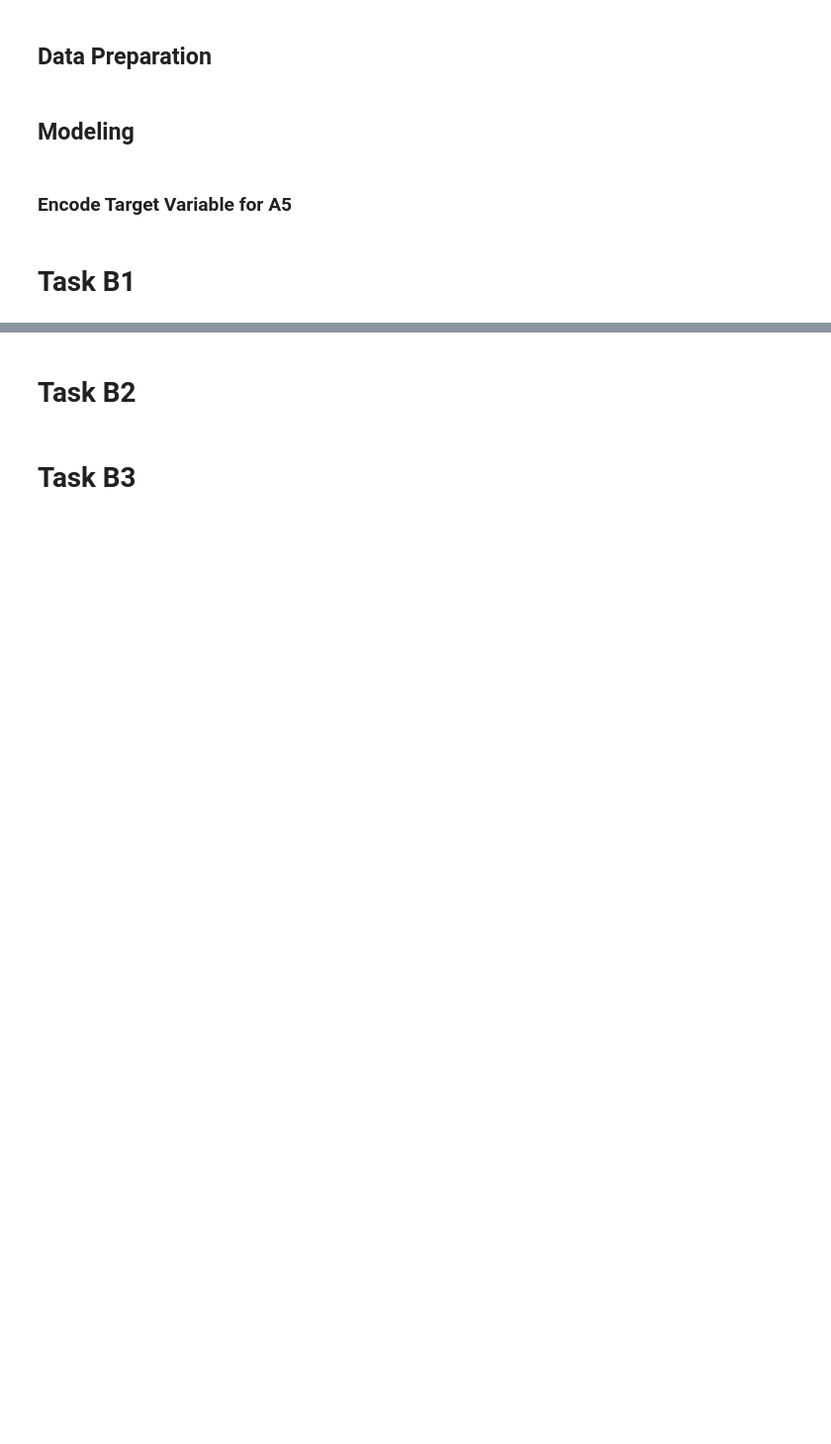
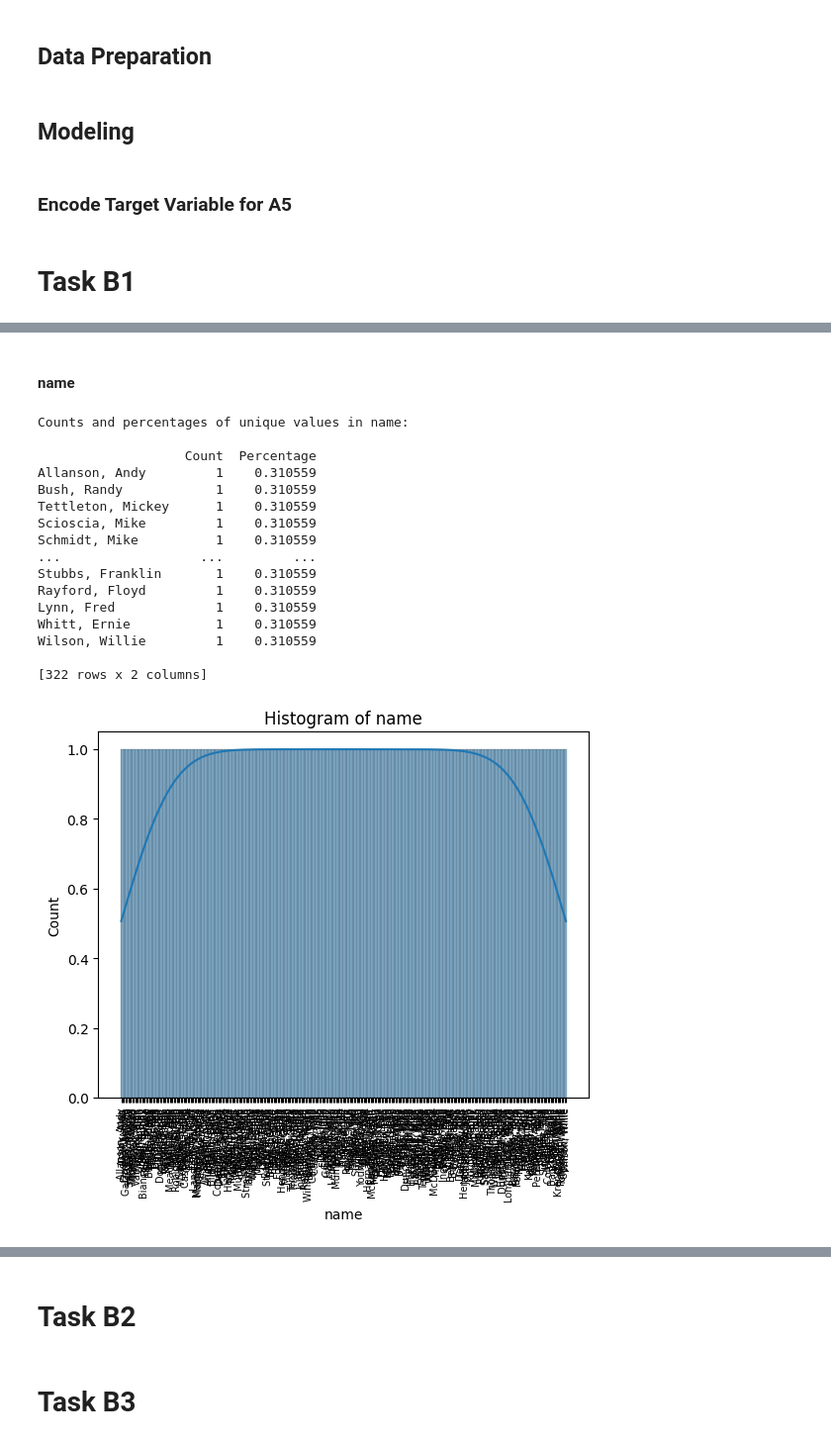
Before and after one commit to MSWinds/dm-group1-project, a Jupyter notebook: Final_Project.ipynb, the cells around one changed output, grey strips where cells are left out. Shown at 99% size. Saved outputs shown, nothing was run; the diff lists cells and outputs as text; code cells hidden in the pictures; blank space fills up the shorter version.

```diff
--- a/Final_Project.ipynb
+++ b/Final_Project.ipynb
@@ -2261,0 +2353,24 @@ We may use distance metrics to deal with the ordinal data.
+# %% [markdown]
+#### name
+# %%
+# explore the name in df_b_raw
+data_exploration(df_b_raw, 'name')
+# we will drop this column since it is unique for each row and not useful for our model
+# %% [output]
+Counts and percentages of unique values in name:
+
+                   Count  Percentage
+Allanson, Andy         1    0.310559
+Bush, Randy            1    0.310559
+Tettleton, Mickey      1    0.310559
+Scioscia, Mike         1    0.310559
+Schmidt, Mike          1    0.310559
+...                  ...         ...
+Stubbs, Franklin       1    0.310559
+Rayford, Floyd         1    0.310559
+Lynn, Fred             1    0.310559
+Whitt, Ernie           1    0.310559
+Wilson, Willie         1    0.310559
+
+[322 rows x 2 columns]
+[figure, added]
```
Also changed, not shown: parts of 62 cells of this notebook.
